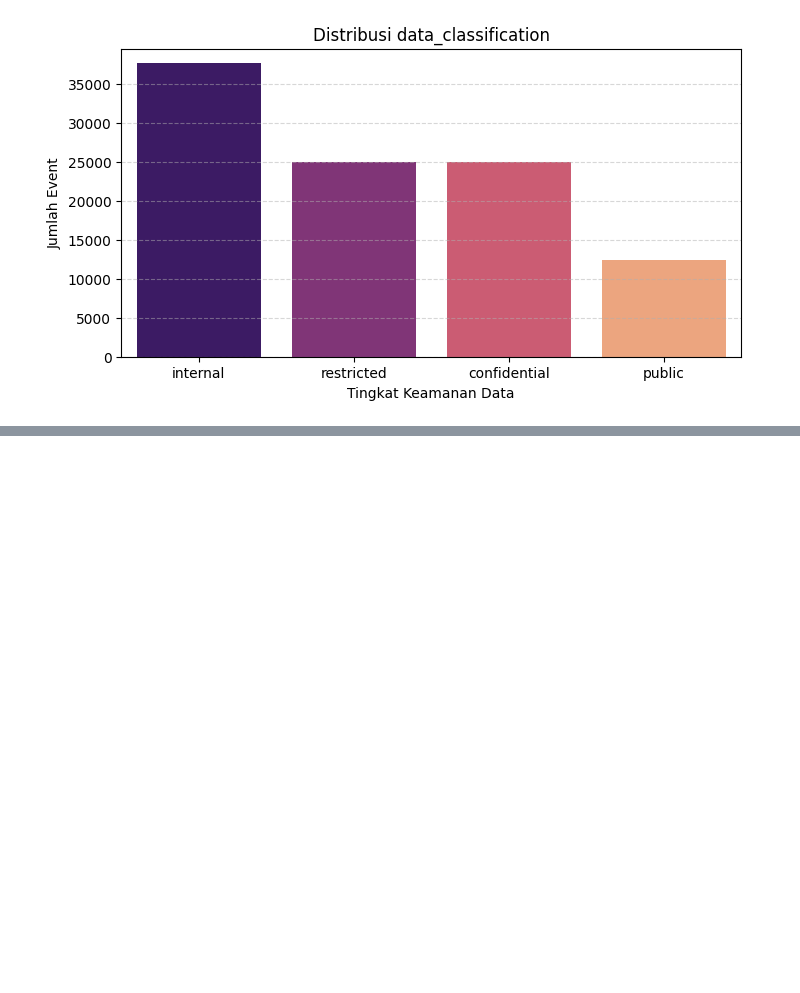
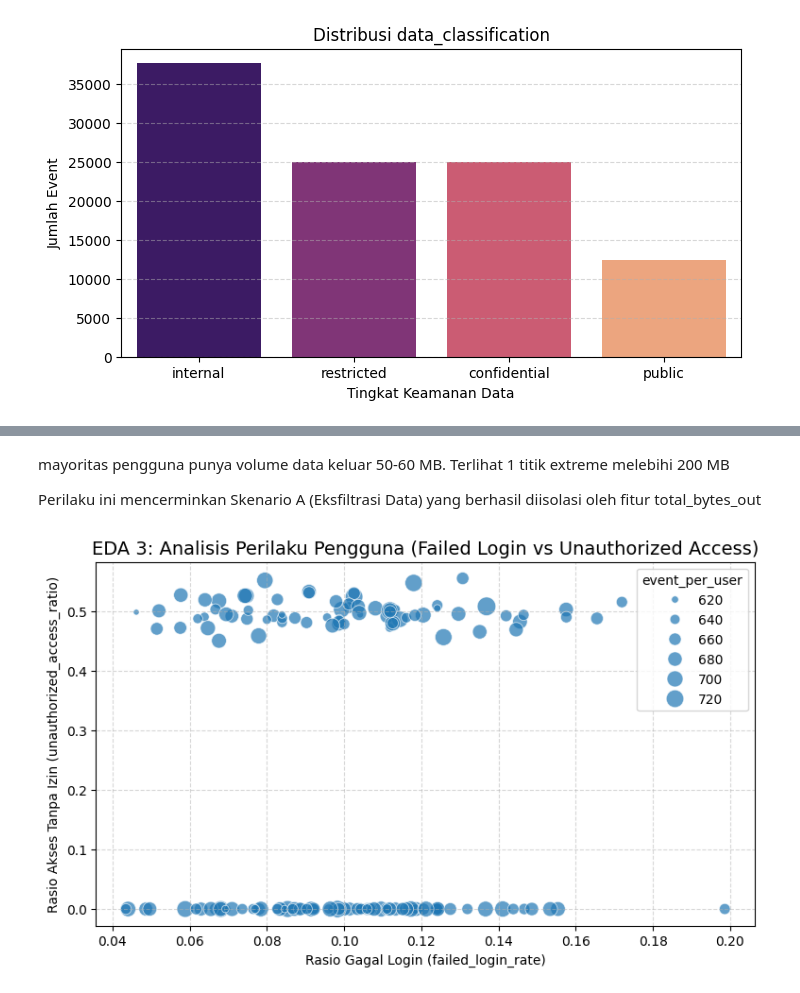
Before and after one commit to Elvin-Aurelio/UAS-Perancangan-Big-Data, a Jupyter notebook: jawaban.ipynb, the cells around one changed output, grey strips where cells are left out. Drawn from its saved outputs; the diff is of its cells as text; code cells hidden in the pictures; blank space fills up the shorter version.

```diff
--- a/jawaban.ipynb
+++ b/jawaban.ipynb
@@ -165,0 +303,24 @@ public               12372           12.37
+# %% [markdown]
+mayoritas pengguna punya volume data keluar 50-60 MB.
+Terlihat 1 titik extreme melebihi 200 MB
+
+Perilaku ini mencerminkan Skenario A (Eksfiltrasi Data) yang berhasil diisolasi oleh fitur total_bytes_out
+# %%
+plt.figure(figsize=(9, 5))
+sns.scatterplot(
+    data=df_features,
+    x='failed_login_rate',
+    y='unauthorized_access_ratio',
+    size='event_per_user',
+    sizes=(20, 200),
+    alpha=0.7,
+    palette='viridis'
+)
+
+plt.title('EDA 3: Analisis Perilaku Pengguna (Failed Login vs Unauthorized Access)', fontsize=14)
+plt.xlabel('Rasio Gagal Login (failed_login_rate)')
+plt.ylabel('Rasio Akses Tanpa Izin (unauthorized_access_ratio)')
+plt.grid(True, linestyle='--', alpha=0.5)
+plt.show()
+# %% [output]
+[figure, added]
```
Also changed, not shown: parts of 22 cells of this notebook.
